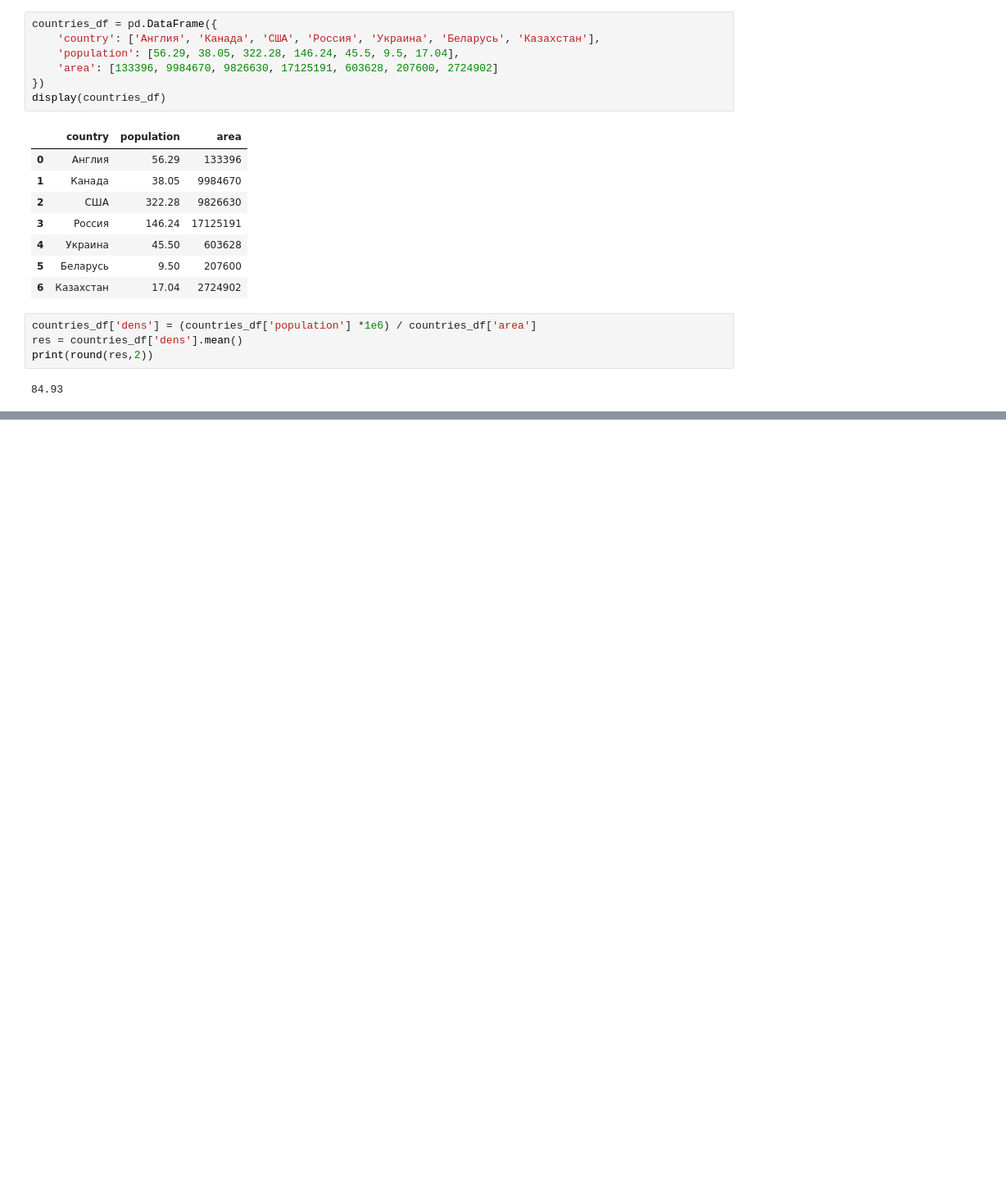
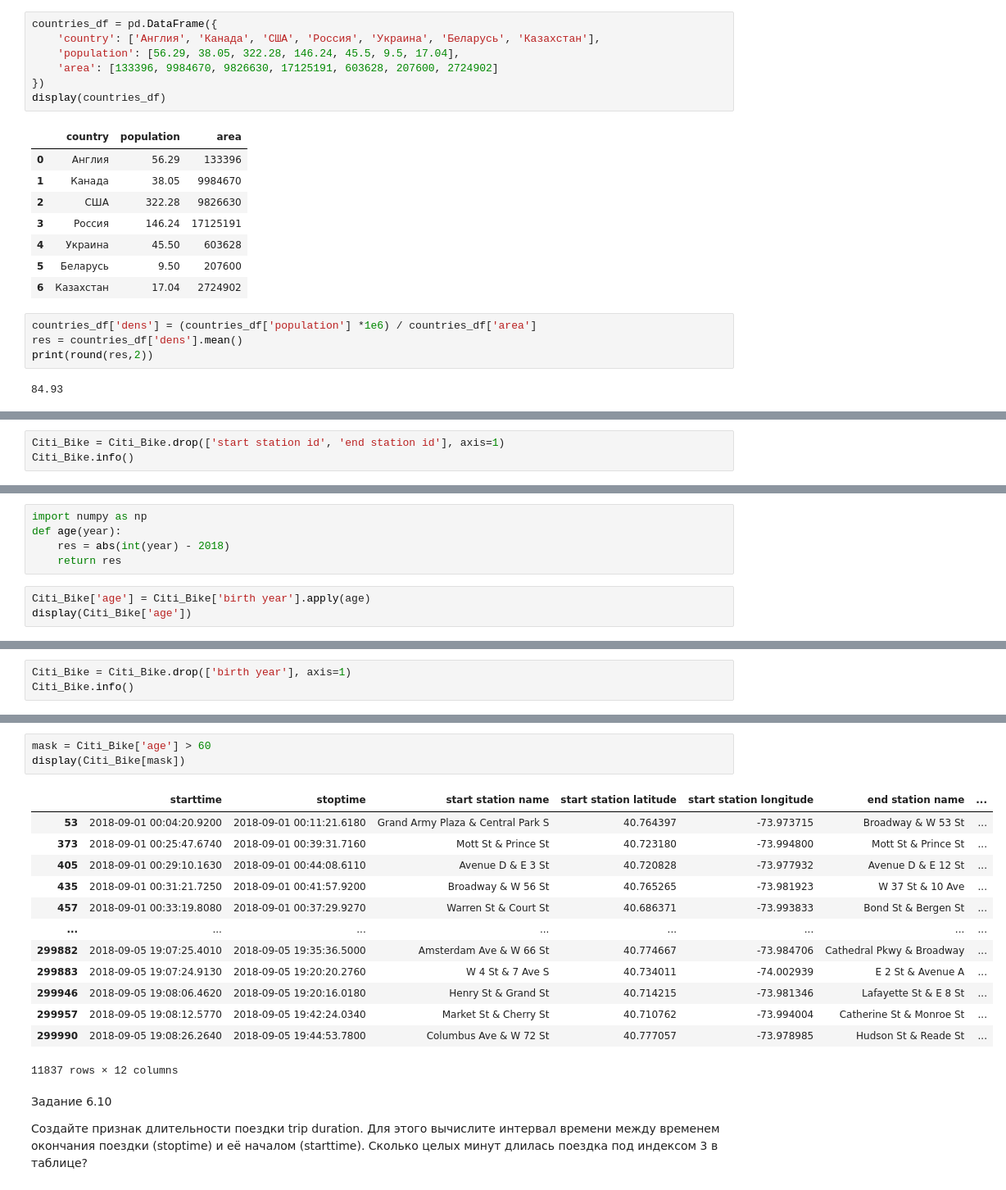
Before and after one commit to vavilove001-lab/sf_data_science, a Jupyter notebook: Notes/Pandas/ex.ipynb, the cells around one changed output, grey strips where cells are left out. Shown at 82% size. Saved outputs shown, nothing was run; the diff lists cells and outputs as text; blank space fills up the shorter version.

```diff
--- a/Notes/Pandas/ex.ipynb
+++ b/Notes/Pandas/ex.ipynb
@@ -285,0 +413,3 @@ print(round(res,2))
+# %%
+Citi_Bike = Citi_Bike.drop(['start station id', 'end station id'], axis=1)
+Citi_Bike.info()
@@ -285,0 +440,8 @@ print(round(res,2))
+# %%
+import numpy as np
+def age(year):
+    res = abs(int(year) - 2018)
+    return res
+# %%
+Citi_Bike['age'] = Citi_Bike['birth year'].apply(age)
+display(Citi_Bike['age'])
@@ -285,0 +465,3 @@ print(round(res,2))
+# %%
+Citi_Bike = Citi_Bike.drop(['birth year'], axis=1)
+Citi_Bike.info()
@@ -285,0 +488,21 @@ print(round(res,2))
+# %%
+mask = Citi_Bike['age'] > 60
+display(Citi_Bike[mask])
+# %% [output]
+|  | starttime | stoptime | start station name | start station latitude | start station longitude | end station name | ... |
+| 53 | 2018-09-01 00:04:20.9200 | 2018-09-01 00:11:21.6180 | Grand Army Plaza & Central Park S | 40.764397 | -73.973715 | Broadway & W 53 St | ... |
+| 373 | 2018-09-01 00:25:47.6740 | 2018-09-01 00:39:31.7160 | Mott St & Prince St | 40.723180 | -73.994800 | Mott St & Prince St | ... |
+| 405 | 2018-09-01 00:29:10.1630 | 2018-09-01 00:44:08.6110 | Avenue D & E 3 St | 40.720828 | -73.977932 | Avenue D & E 12 St | ... |
+| 435 | 2018-09-01 00:31:21.7250 | 2018-09-01 00:41:57.9200 | Broadway & W 56 St | 40.765265 | -73.981923 | W 37 St & 10 Ave | ... |
+| 457 | 2018-09-01 00:33:19.8080 | 2018-09-01 00:37:29.9270 | Warren St & Court St | 40.686371 | -73.993833 | Bond St & Bergen St | ... |
+| ... | ... | ... | ... | ... | ... | ... | ... |
+| 299882 | 2018-09-05 19:07:25.4010 | 2018-09-05 19:35:36.5000 | Amsterdam Ave & W 66 St | 40.774667 | -73.984706 | Cathedral Pkwy & Broadway | ... |
+| 299883 | 2018-09-05 19:07:24.9130 | 2018-09-05 19:20:20.2760 | W 4 St & 7 Ave S | 40.734011 | -74.002939 | E 2 St & Avenue A | ... |
+| 299946 | 2018-09-05 19:08:06.4620 | 2018-09-05 19:20:16.0180 | Henry St & Grand St | 40.714215 | -73.981346 | Lafayette St & E 8 St | ... |
+| 299957 | 2018-09-05 19:08:12.5770 | 2018-09-05 19:42:24.0340 | Market St & Cherry St | 40.710762 | -73.994004 | Catherine St & Monroe St | ... |
+| 299990 | 2018-09-05 19:08:26.2640 | 2018-09-05 19:44:53.7800 | Columbus Ave & W 72 St | 40.777057 | -73.978985 | Hudson St & Reade St | ... |
+11837 rows × 12 columns
+# %% [markdown]
+Задание 6.10
+
+Создайте признак длительности поездки trip duration. Для этого вычислите интервал времени между временем окончания поездки (stoptime) и её началом (starttime). Сколько целых минут длилась поездка под индексом 3 в таблице?
```
Also changed, not shown: parts of 35 cells of this notebook, 4 other files.
